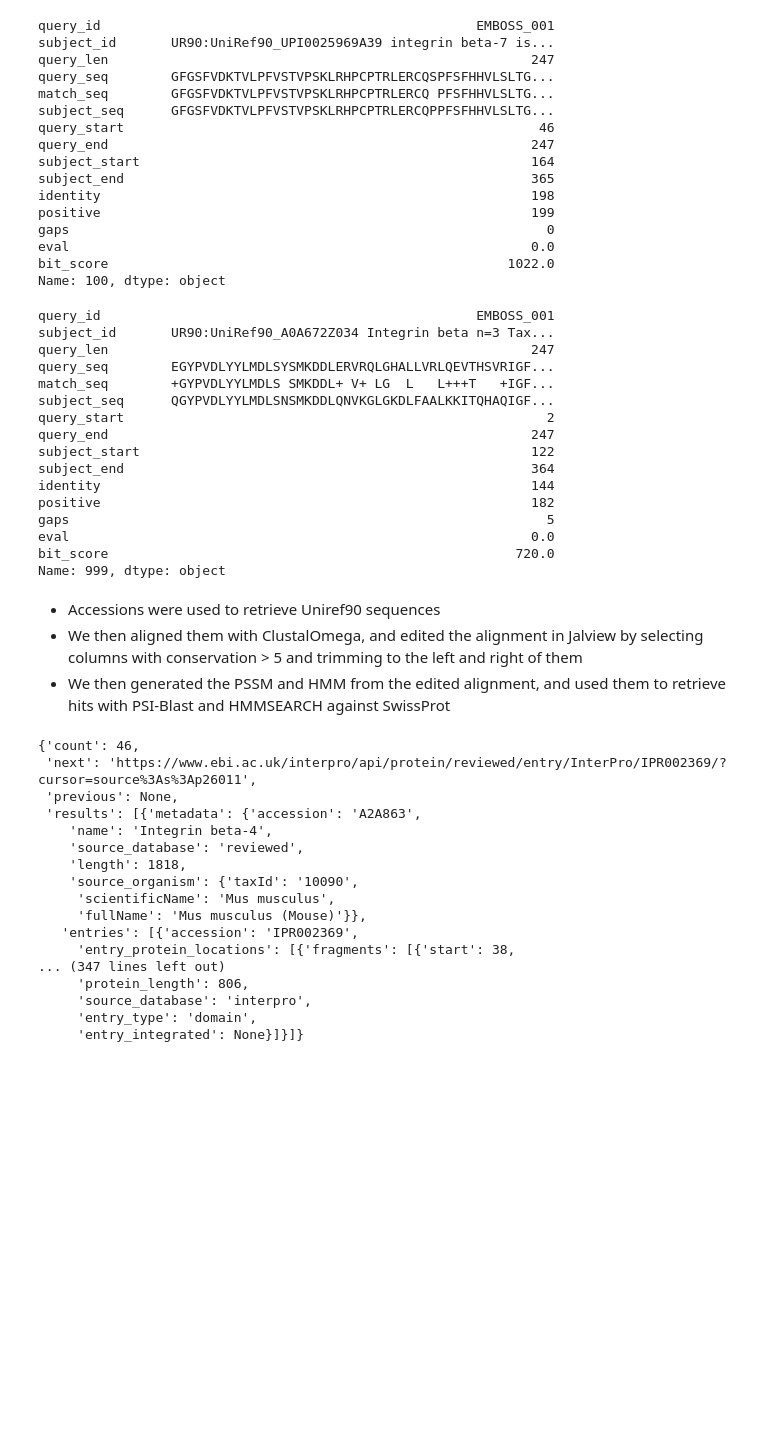
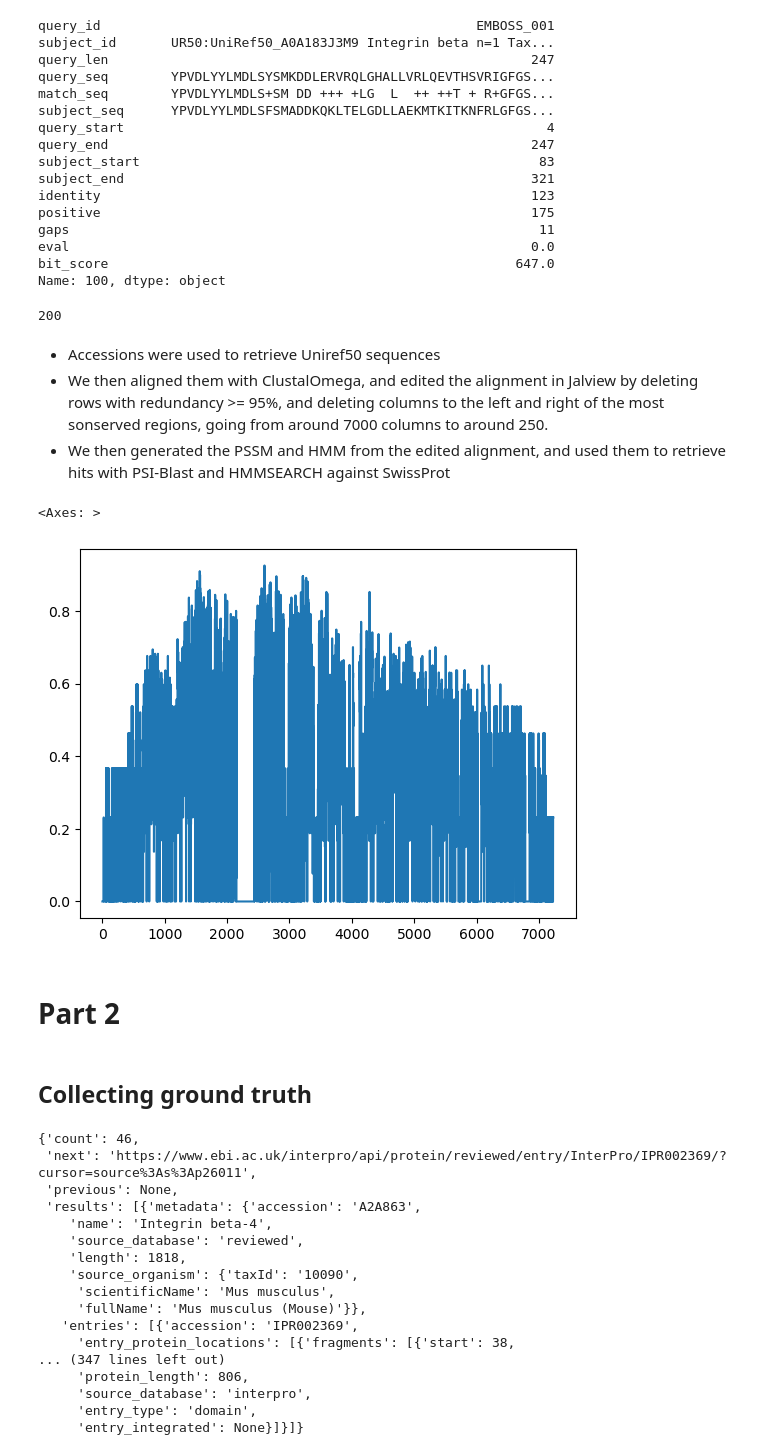
Before and after one commit to nourhousseinii/Bio_Data_Final_Project, a Jupyter notebook: Final_project_code.ipynb, the cells around one changed output. Cells and saved outputs as stored; diff of their text form; code cells hidden in the pictures; blank space fills up the shorter version.

```diff
--- a/Final_project_code.ipynb
+++ b/Final_project_code.ipynb
@@ -7,6 +16,6 @@ from Bio.Blast import NCBIXML
 # %%
 #Parse blast output
-input_file = Path('Data/1_uniref90_blast_hits.xml')
+input_file = Path('Data/1_uniref50_blast_hits.xml')
 
 with open(input_file) as f:
   blast_records = NCBIXML.parse(f)
@@ -48,38 +57,23 @@ df = pd.DataFrame(data, columns=["query_id", "subject_id", "query_len",
 df.iloc[100]
 # %% [output]
 query_id                                                EMBOSS_001
-subject_id       UR90:UniRef90_UPI0025969A39 integrin beta-7 is...
+subject_id       UR50:UniRef50_A0A183J3M9 Integrin beta n=1 Tax...
 query_len                                                      247
-query_seq        GFGSFVDKTVLPFVSTVPSKLRHPCPTRLERCQSPFSFHHVLSLTG...
-match_seq        GFGSFVDKTVLPFVSTVPSKLRHPCPTRLERCQ PFSFHHVLSLTG...
-subject_seq      GFGSFVDKTVLPFVSTVPSKLRHPCPTRLERCQPPFSFHHVLSLTG...
-query_start                                                     46
+query_seq        YPVDLYYLMDLSYSMKDDLERVRQLGHALLVRLQEVTHSVRIGFGS...
+match_seq        YPVDLYYLMDLS+SM DD +++ +LG  L  ++ ++T + R+GFGS...
+subject_seq      YPVDLYYLMDLSFSMADDKQKLTELGDLLAEKMTKITKNFRLGFGS...
+query_start                                                      4
 query_end                                                      247
-subject_start                                                  164
-subject_end                                                    365
-identity                                                       198
-positive                                                       199
-gaps                                                             0
+subject_start                                                   83
+subject_end                                                    321
+identity                                                       123
+positive                                                       175
+gaps                                                            11
 eval                                                           0.0
-bit_score                                                   1022.0
+bit_score                                                    647.0
 Name: 100, dtype: object
 # %%
-df.iloc[999]
+len(df)
 # %% [output]
-query_id                                                EMBOSS_001
-subject_id       UR90:UniRef90_A0A672Z034 Integrin beta n=3 Tax...
-query_len                                                      247
-query_seq        EGYPVDLYYLMDLSYSMKDDLERVRQLGHALLVRLQEVTHSVRIGF...
-match_seq        +GYPVDLYYLMDLS SMKDDL+ V+ LG  L   L+++T   +IGF...
-subject_seq      QGYPVDLYYLMDLSNSMKDDLQNVKGLGKDLFAALKKITQHAQIGF...
-query_start                                                      2
-query_end                                                      247
-subject_start                                                  122
-subject_end                                                    364
-identity                                                       144
-positive                                                       182
-gaps                                                             5
-eval                                                           0.0
-bit_score                                                    720.0
-Name: 999, dtype: object
+200
 # %%
@@ -90,6 +84,18 @@ with open(out_file, 'w') as fout:
   accessions = list(set([acc.split()[0].split(":")[1] for acc in df['subject_id']]))
   fout.write('\n'.join(accessions) + "\n")
 # %% [markdown]
-- Accessions were used to retrieve Uniref90 sequences
-- We then aligned them with ClustalOmega, and edited the alignment in Jalview by selecting columns with conservation > 5 and trimming to the left and right of them
+- Accessions were used to retrieve Uniref50 sequences
+- We then aligned them with ClustalOmega, and edited the alignment in Jalview by deleting rows with redundancy >= 95%, and deleting columns to the left and right of the most sonserved regions, going from around 7000 columns to around 250.
 - We then generated the PSSM and HMM from the edited alignment, and used them to retrieve hits with PSI-Blast and HMMSEARCH against SwissProt
+# %%
+# let's look at entropies of the raw and edited alignment
+raw_seqs = []  # [[...], ...]
+with open("Data/1_uniref50_clustal_raw.fasta") as f:
+    for record in AlignIO.read(f, "fasta"):
+        raw_seqs.append(list(record.seq))
+raw_seqs = np.array(raw_seqs, dtype="str")
+edited_seqs=[]
+with open("Data/1_uniref50_clustal_edited.fasta") as f:
+    for record in AlignIO.read(f, "fasta"):
+        edited_seqs.append(list(record.seq))
+edited_seqs = np.array(edited_seqs, dtype="str")
@@ -96,6 +153,15 @@ with open(out_file, 'w') as fout:
+# %%
+raw_df['entropy'].plot()
+# %% [output]
+<Axes: >
+[figure, added]
+# %% [markdown]
+# Part 2
 # %%
 import requests
 import json
+# %% [markdown]
+## Collecting ground truth
 # %%
 # Collect ground truth
 
```
Also changed, not shown: parts of 32 cells of this notebook.
